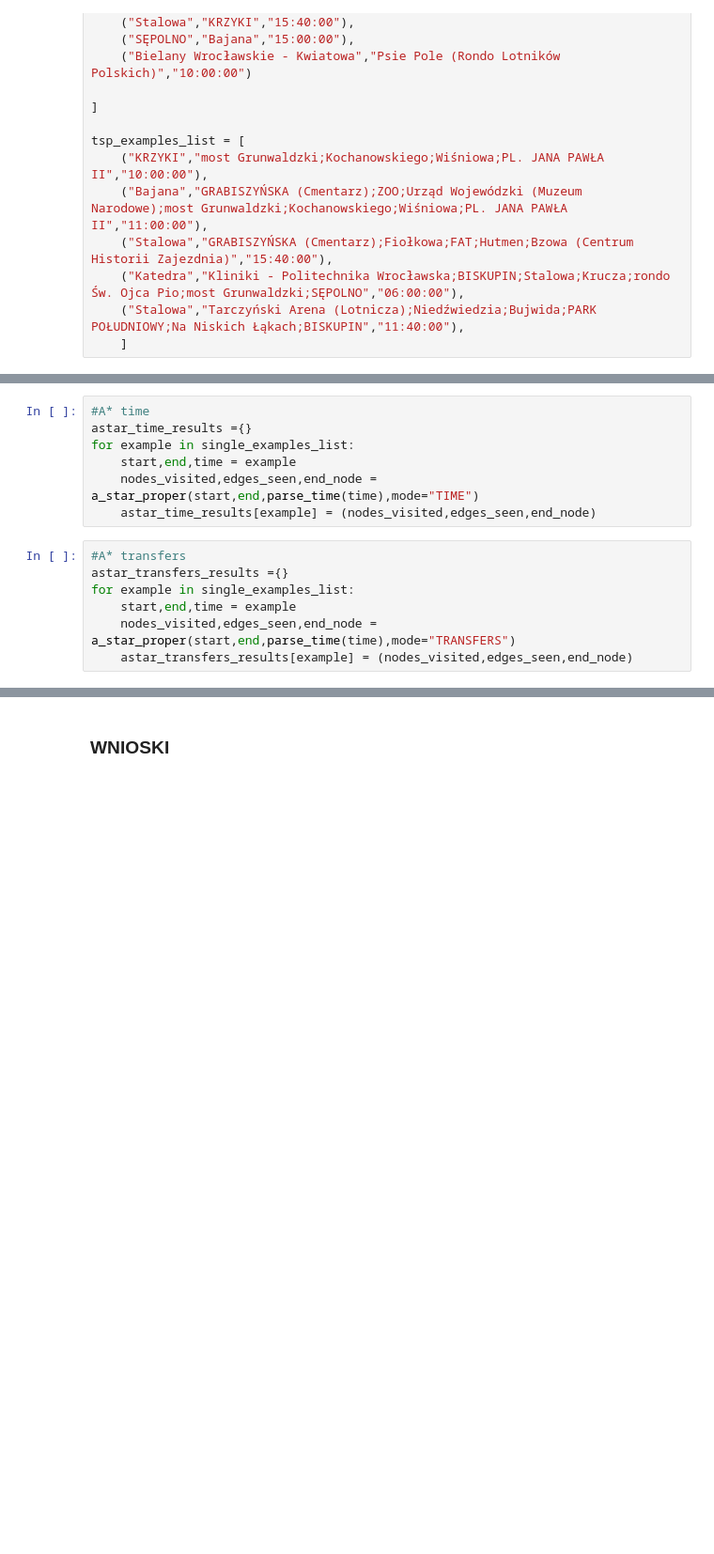
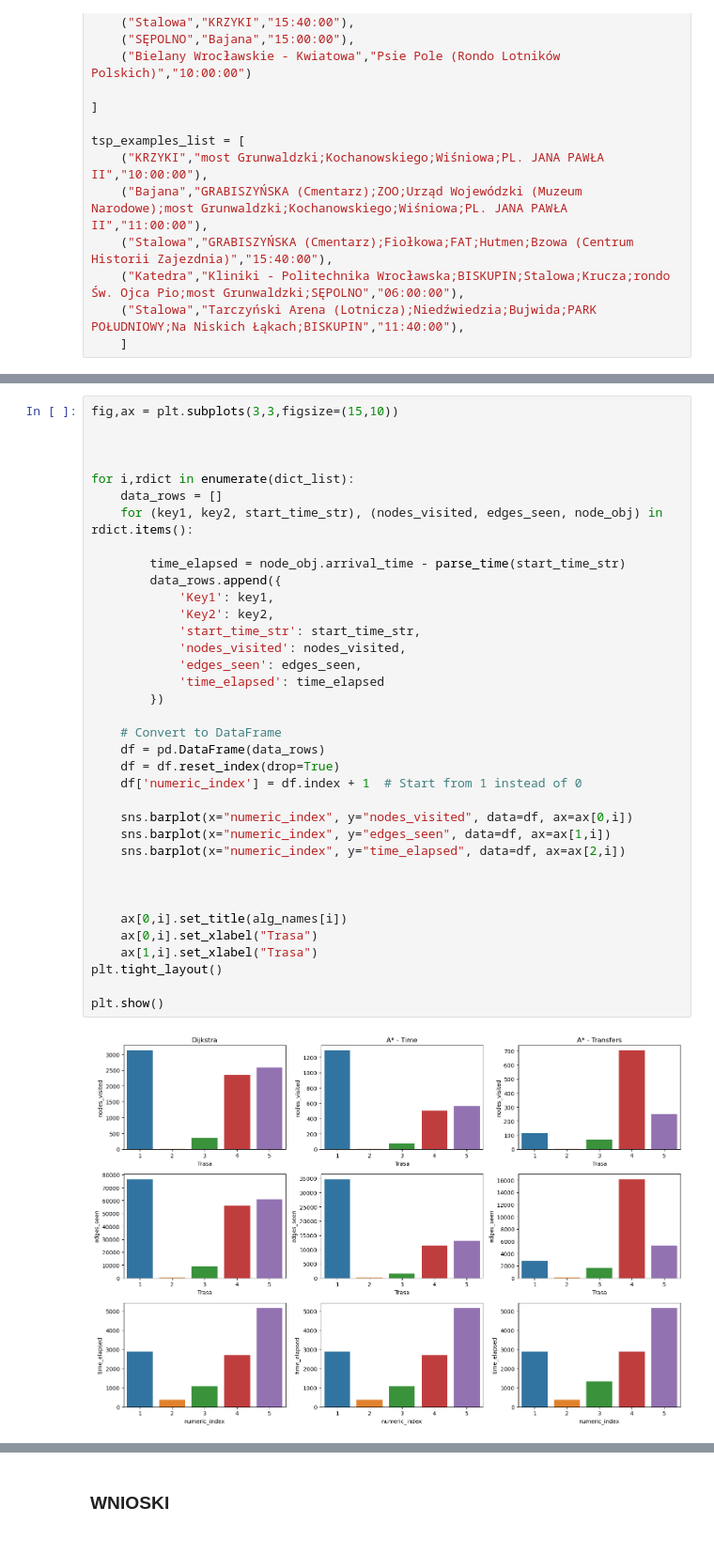
Before and after one commit to Voldziu/AI, a Jupyter notebook: JakDojade/Raport.ipynb, the cells around one changed output, grey strips where cells are left out. Shown: that part at 94% size. Drawn from its saved outputs; the diff is of its cells as text; blank space fills up the shorter version.

```diff
--- a/JakDojade/Raport.ipynb
+++ b/JakDojade/Raport.ipynb
@@ -191,14 +200,0 @@ for example in single_examples_list:
-# %%
-#A* time
-astar_time_results ={}
-for example in single_examples_list:
-    start,end,time = example
-    nodes_visited,edges_seen,end_node = a_star_proper(start,end,parse_time(time),mode="TIME")
-    astar_time_results[example] = (nodes_visited,edges_seen,end_node)
-# %%
-#A* transfers
-astar_transfers_results ={}
-for example in single_examples_list:
-    start,end,time = example
-    nodes_visited,edges_seen,end_node = a_star_proper(start,end,parse_time(time),mode="TRANSFERS")
-    astar_transfers_results[example] = (nodes_visited,edges_seen,end_node)
@@ -204,0 +221,38 @@ for example in single_examples_list:
+# %%
+fig,ax = plt.subplots(3,3,figsize=(15,10))
+
+
+
+for i,rdict in enumerate(dict_list):
+    data_rows = []
+    for (key1, key2, start_time_str), (nodes_visited, edges_seen, node_obj) in rdict.items():
+
+        time_elapsed = node_obj.arrival_time - parse_time(start_time_str)
+        data_rows.append({
+            'Key1': key1,
+            'Key2': key2,
+            'start_time_str': start_time_str,
+            'nodes_visited': nodes_visited,
+            'edges_seen': edges_seen,
+            'time_elapsed': time_elapsed
+        })
+
+    # Convert to DataFrame
+    df = pd.DataFrame(data_rows)
+    df = df.reset_index(drop=True)
+    df['numeric_index'] = df.index + 1  # Start from 1 instead of 0
+
+    sns.barplot(x="numeric_index", y="nodes_visited", data=df, ax=ax[0,i])
+    sns.barplot(x="numeric_index", y="edges_seen", data=df, ax=ax[1,i])
+    sns.barplot(x="numeric_index", y="time_elapsed", data=df, ax=ax[2,i])
+
+
+
+    ax[0,i].set_title(alg_names[i])
+    ax[0,i].set_xlabel("Trasa")
+    ax[1,i].set_xlabel("Trasa")
+plt.tight_layout()
+
+plt.show()
+# %% [output]
+[figure, added]
```
Also changed, not shown: parts of 4 cells of this notebook.
